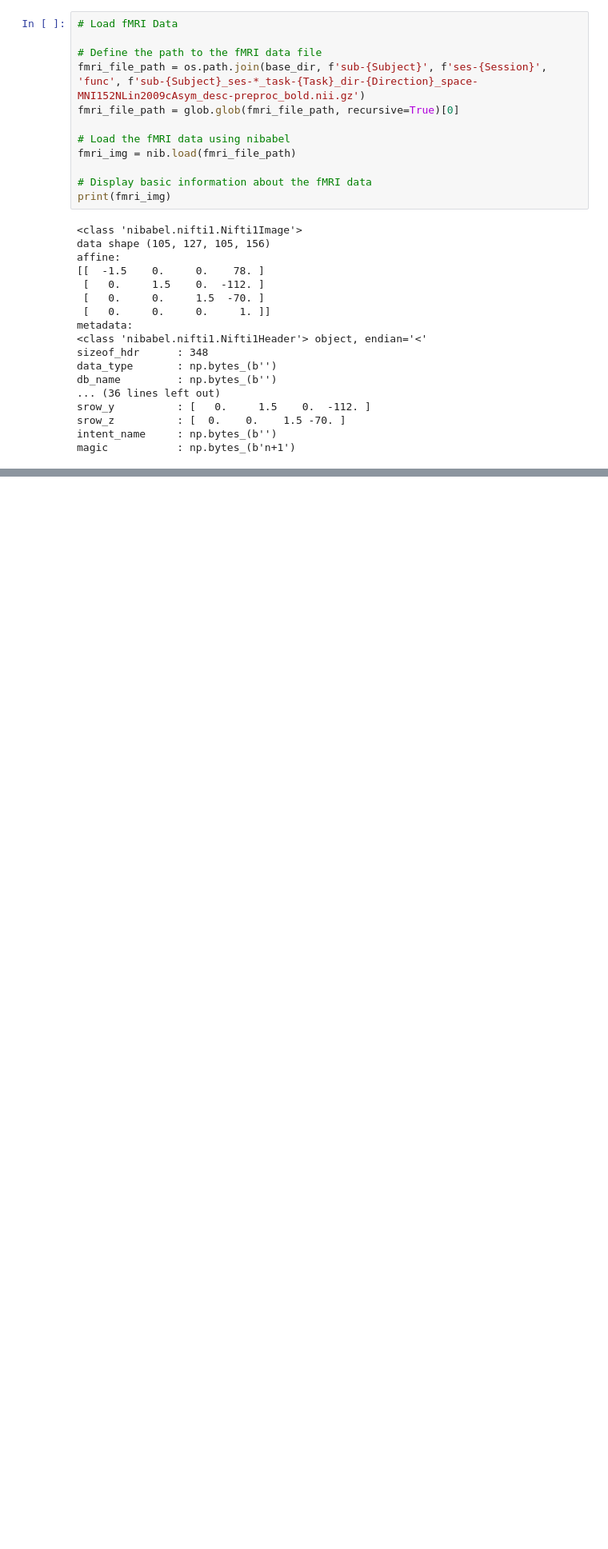
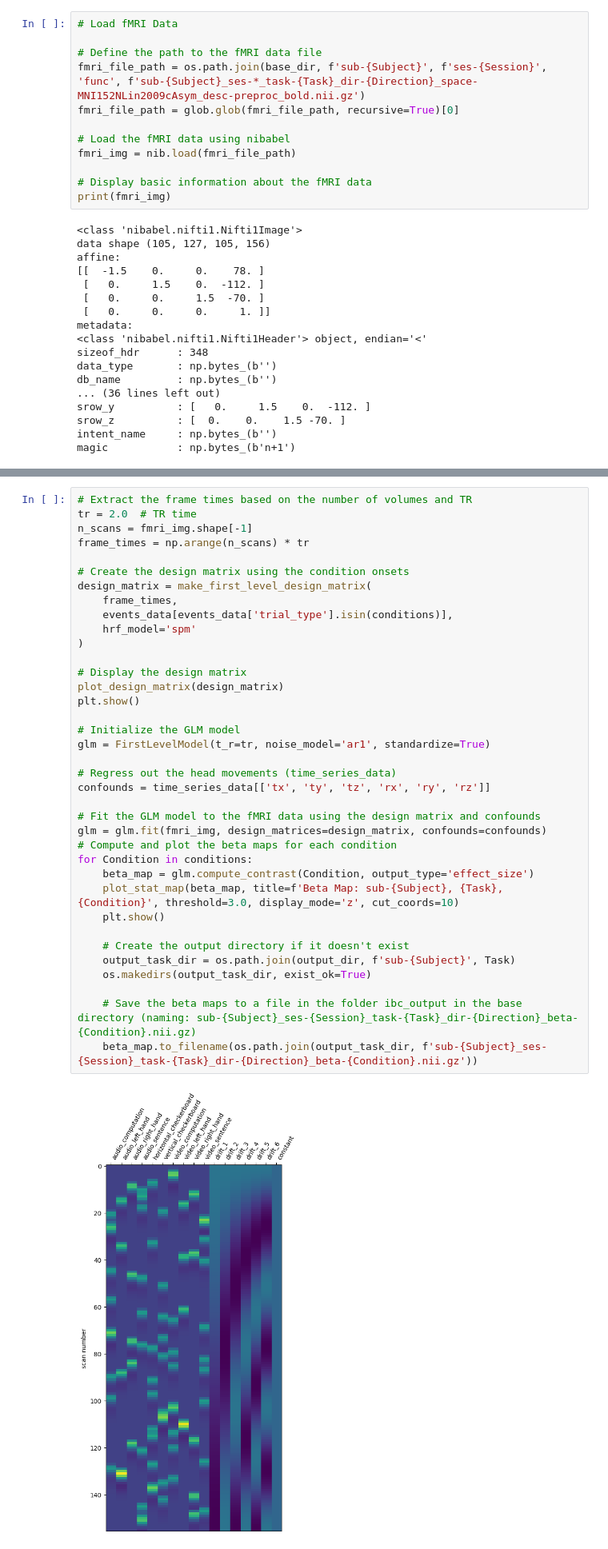
Before and after one commit to hannah1809/ibc_latent, a Jupyter notebook: First_GLM.ipynb, the cells around one changed output, grey strips where cells are left out. Shown at 80% size. Drawn from its saved outputs; the diff is of its cells as text; blank space fills up the shorter version.

```diff
--- a/First_GLM.ipynb
+++ b/First_GLM.ipynb
@@ -338,0 +312,39 @@ plotting.plot_stat_map(glm_results, title='GLM Results: video_computation')
+# %%
+# Extract the frame times based on the number of volumes and TR
+tr = 2.0  # TR time
+n_scans = fmri_img.shape[-1]
+frame_times = np.arange(n_scans) * tr
+
+# Create the design matrix using the condition onsets
+design_matrix = make_first_level_design_matrix(
+    frame_times,
+    events_data[events_data['trial_type'].isin(conditions)],
+    hrf_model='spm'
+)
+
+# Display the design matrix
+plot_design_matrix(design_matrix)
+plt.show()
+
+# Initialize the GLM model
+glm = FirstLevelModel(t_r=tr, noise_model='ar1', standardize=True)
+
+# Regress out the head movements (time_series_data)
+confounds = time_series_data[['tx', 'ty', 'tz', 'rx', 'ry', 'rz']]
+
+# Fit the GLM model to the fMRI data using the design matrix and confounds
+glm = glm.fit(fmri_img, design_matrices=design_matrix, confounds=confounds)
+# Compute and plot the beta maps for each condition
+for Condition in conditions:
+    beta_map = glm.compute_contrast(Condition, output_type='effect_size')
+    plot_stat_map(beta_map, title=f'Beta Map: sub-{Subject}, {Task}, {Condition}', threshold=3.0, display_mode='z', cut_coords=10)
+    plt.show()
+
+    # Create the output directory if it doesn't exist
+    output_task_dir = os.path.join(output_dir, f'sub-{Subject}', Task)
+    os.makedirs(output_task_dir, exist_ok=True)
+
+    # Save the beta maps to a file in the folder ibc_output in the base directory (naming: sub-{Subject}_ses-{Session}_task-{Task}_dir-{Direction}_beta-{Condition}.nii.gz)
+    beta_map.to_filename(os.path.join(output_task_dir, f'sub-{Subject}_ses-{Session}_task-{Task}_dir-{Direction}_beta-{Condition}.nii.gz'))
+# %% [output]
+[figure, added]
```
Also changed, not shown: parts of 16 cells of this notebook.
